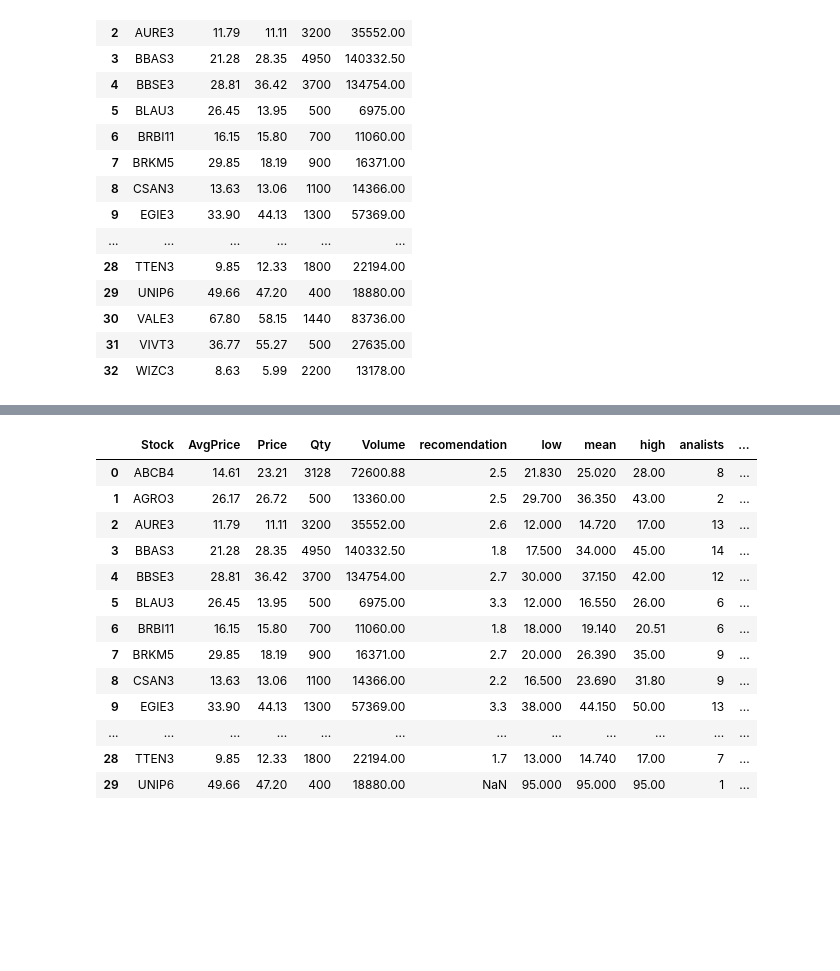
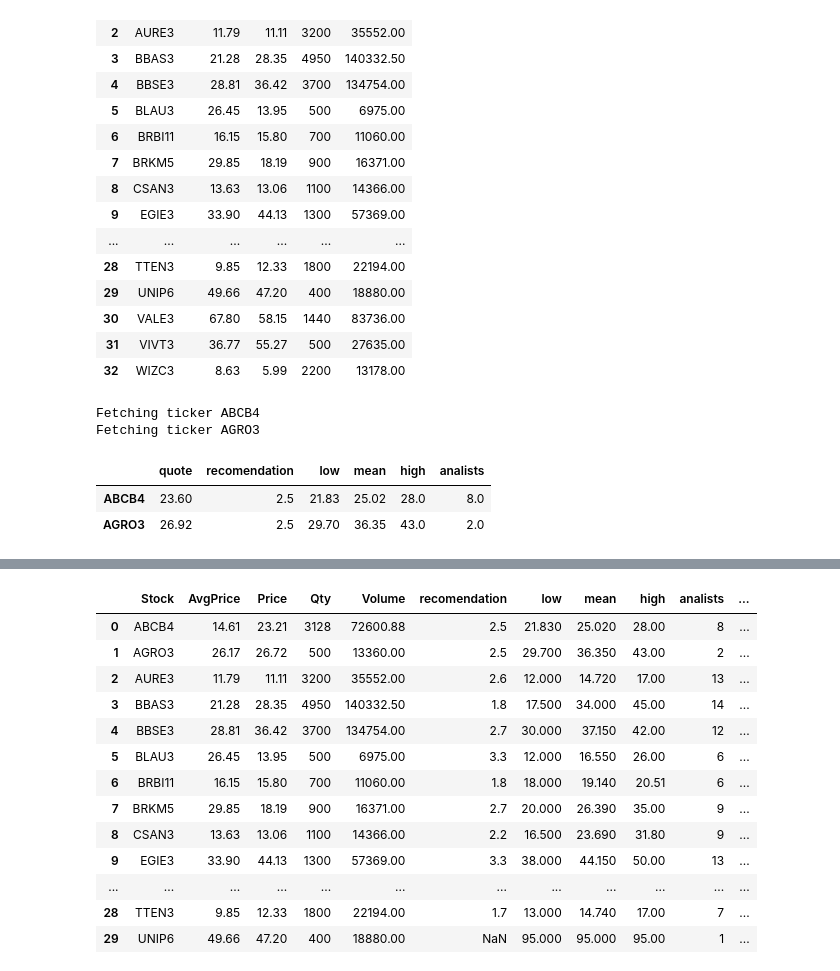
Before and after one commit to cordmaur/portfolio, a Jupyter notebook: Dashboard/04-Daily_scrapping.ipynb, the cells around one changed output, grey strips where cells are left out. Saved outputs shown, nothing was run; the diff lists cells and outputs as text; code cells hidden in the pictures; blank space fills up the shorter version.

```diff
--- a/Dashboard/04-Daily_scrapping.ipynb
+++ b/Dashboard/04-Daily_scrapping.ipynb
@@ -47,4 +46,7 @@ yahoo = YahooParser(headless=True)
 
 alternate_tickers = {'ITSA3': {'ticker': 'ITSA4'}, 'SANB3': {'ticker': 'SANB11', 'factor': 0.5}}
 
-results = yahoo.get_tickers(portfolio['Ticker'], alternate_tickers=alternate_tickers)
+results = yahoo.get_tickers(portfolio['Ticker'].iloc[:2], alternate_tickers=alternate_tickers)
+# %% [output]
+Fetching ticker ABCB4
+Fetching ticker AGRO3
@@ -53,2 +53,8 @@ results = results.drop(columns='quote')
+# %%
+results
+# %% [output]
+|  | quote | recomendation | low | mean | high | analists |
+| ABCB4 | 23.60 | 2.5 | 21.83 | 25.02 | 28.0 | 8.0 |
+| AGRO3 | 26.92 | 2.5 | 29.70 | 36.35 | 43.0 | 2.0 |
 # %%
 portfolio = pd.concat([portfolio.set_index('Ticker'), results], axis=1)
```
Also changed, not shown: parts of 6 cells of this notebook, 5 other files.
